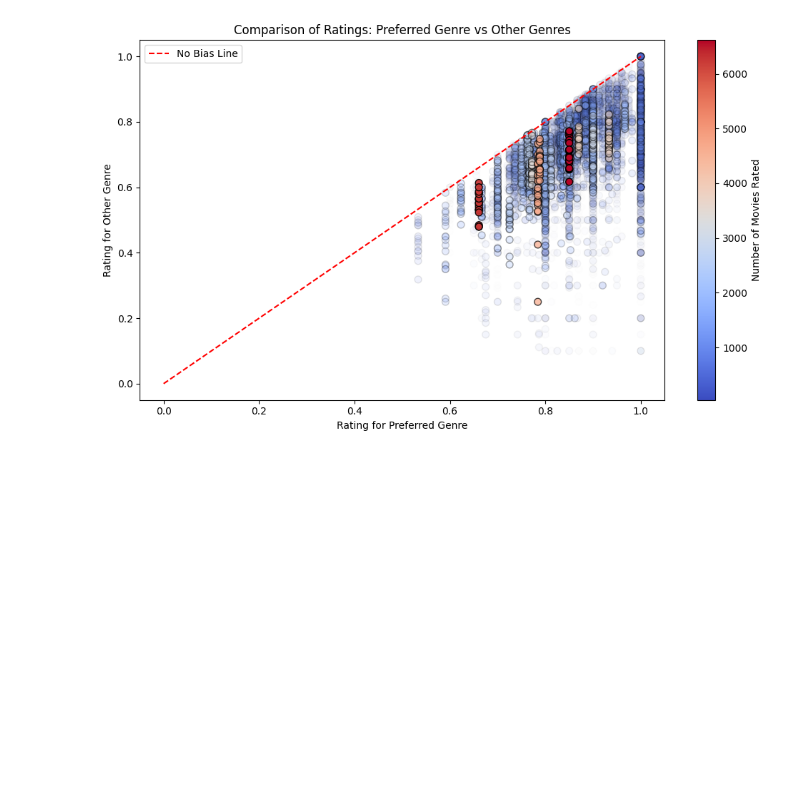
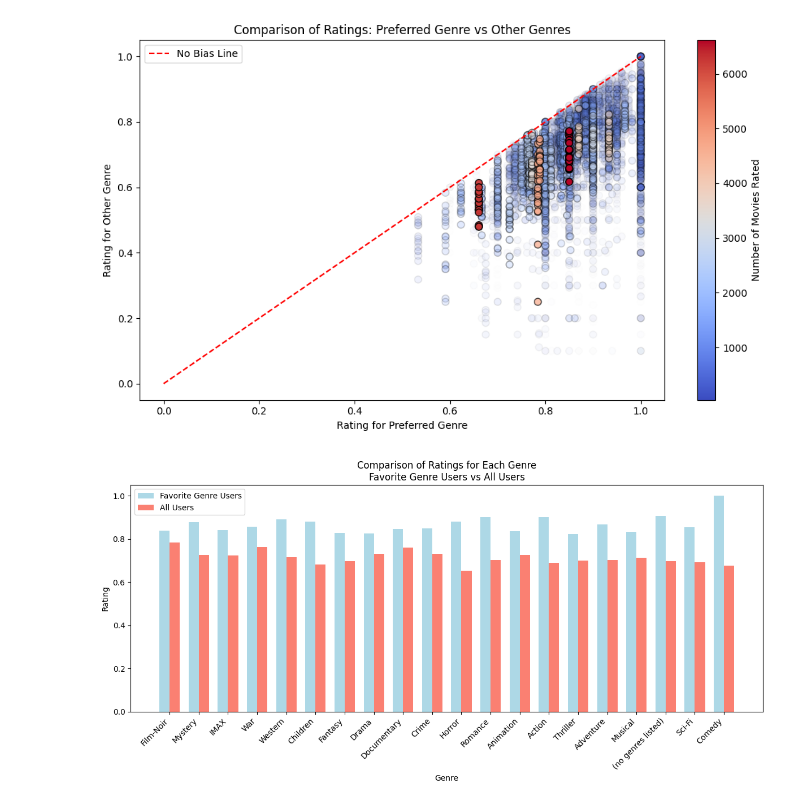
Before and after one commit to RasmusUK/02805-social-graphs-and-interactions-project, a Jupyter notebook: workspace/notebooks/ml.ipynb, the cells around one changed output. Drawn from its saved outputs; the diff is of its cells as text; code cells hidden in the pictures; blank space fills up the shorter version.

```diff
--- a/workspace/notebooks/ml.ipynb
+++ b/workspace/notebooks/ml.ipynb
@@ -644,3 +644,77 @@ plt.tight_layout()
 plt.show()
 # %% [output]
 [figure]
+# %%
+import matplotlib.pyplot as plt
+import numpy as np
+import statistics
+
+# Assuming you already have user_genre_avg_ratings and user_genre_movies as provided
+
+# Step 1: Collect ratings for each genre from "favorite genre" users and "all users"
+genre_ratings_by_favorite = {}  # Ratings for each genre from users who have it as their favorite
+genre_ratings_all_users = {}  # Ratings for each genre from all users who rated it
+
+for user_id, genres in user_genre_avg_ratings.items():
+    for genre, avg_rating in genres.items():
+        # Get all the ratings this user has given to this genre
+        genre_ratings = [rating for movie_id, (_, rating) in user_genre_movies[user_id].get(genre, {}).items()]
+
+        # Collect ratings for the "favorite genre" users
+        if avg_rating == max(genres.values()):
+            if genre not in genre_ratings_by_favorite:
+                genre_ratings_by_favorite[genre] = []
+            genre_ratings_by_favorite[genre].extend(genre_ratings)
+
+        # Collect ratings from all users who rated this genre
+        if genre not in genre_ratings_all_users:
+            genre_ratings_all_users[genre] = []
+        genre_ratings_all_users[genre].extend(genre_ratings)
+
+# Step 2: Prepare data for the plot
+genre_labels = list(genre_ratings_by_favorite.keys())
+
+favorite_ratings_means = []
+favorite_ratings_medians = []
+all_ratings_means = []
+all_ratings_medians = []
+
+for genre in genre_labels:
+    # Get ratings for this genre from favorite users and all users
+    favorite_ratings = genre_ratings_by_favorite[genre]
+    all_ratings = genre_ratings_all_users[genre]
+
+    # Calculate mean and median for each group
+    favorite_ratings_means.append(statistics.mean(favorite_ratings) if favorite_ratings else 0)
+    favorite_ratings_medians.append(statistics.median(favorite_ratings) if favorite_ratings else 0)
+    all_ratings_means.append(statistics.mean(all_ratings) if all_ratings else 0)
+    all_ratings_medians.append(statistics.median(all_ratings) if all_ratings else 0)
+
+# Step 3: Create a double bar graph
+
+x = np.arange(len(genre_labels))  # The x locations for the genres
+width = 0.35  # Width of the bars
+
+# Plot
+fig, ax = plt.subplots(figsize=(12, 6))
+
+# Create bars for the favorite ratings vs all ratings for each genre
+bar1 = ax.bar(x - width/2, favorite_ratings_means, width, label='Favorite Genre Users', color='lightblue')
+bar2 = ax.bar(x + width/2, all_ratings_means, width, label='All Users', color='salmon')
+
+
+# Labels and title
+ax.set_xlabel('Genre')
+ax.set_ylabel('Rating')
+ax.set_title('Comparison of Ratings for Each Genre\nFavorite Genre Users vs All Users')
+ax.set_xticks(x)
+ax.set_xticklabels(genre_labels, rotation=45, ha='right')
+
+# Add a legend
+ax.legend()
+
+# Show plot
+plt.tight_layout()
+plt.show()
+# %% [output]
+[figure, added]
```
Also changed, not shown: parts of 1 cell of this notebook.
